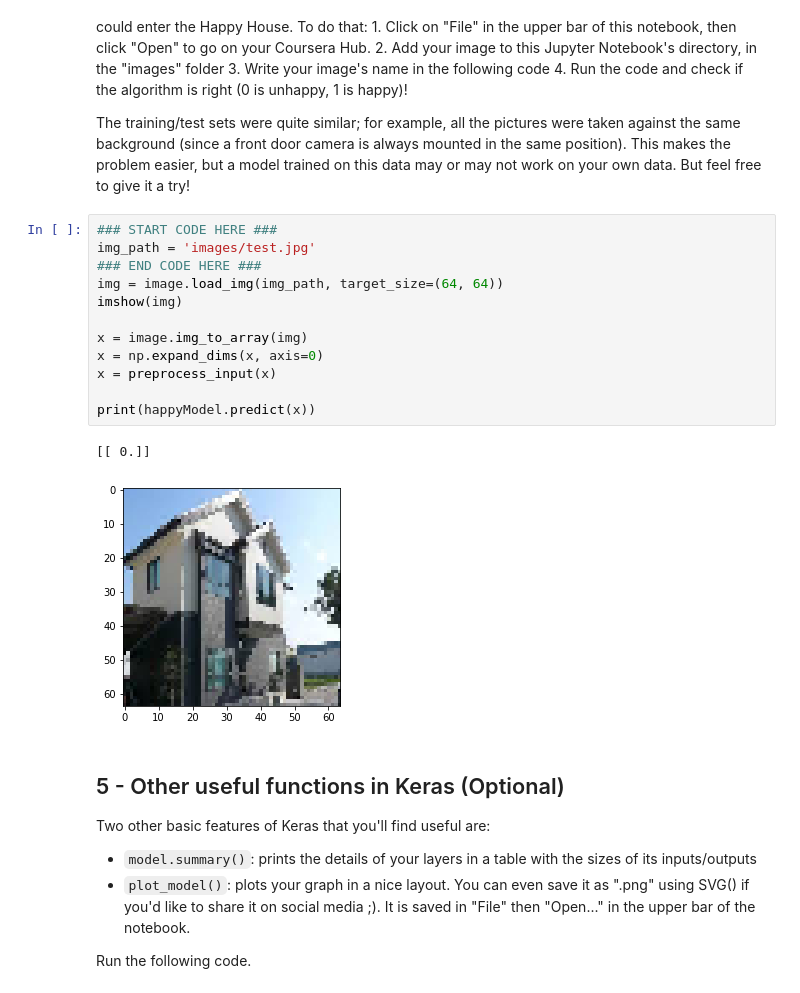
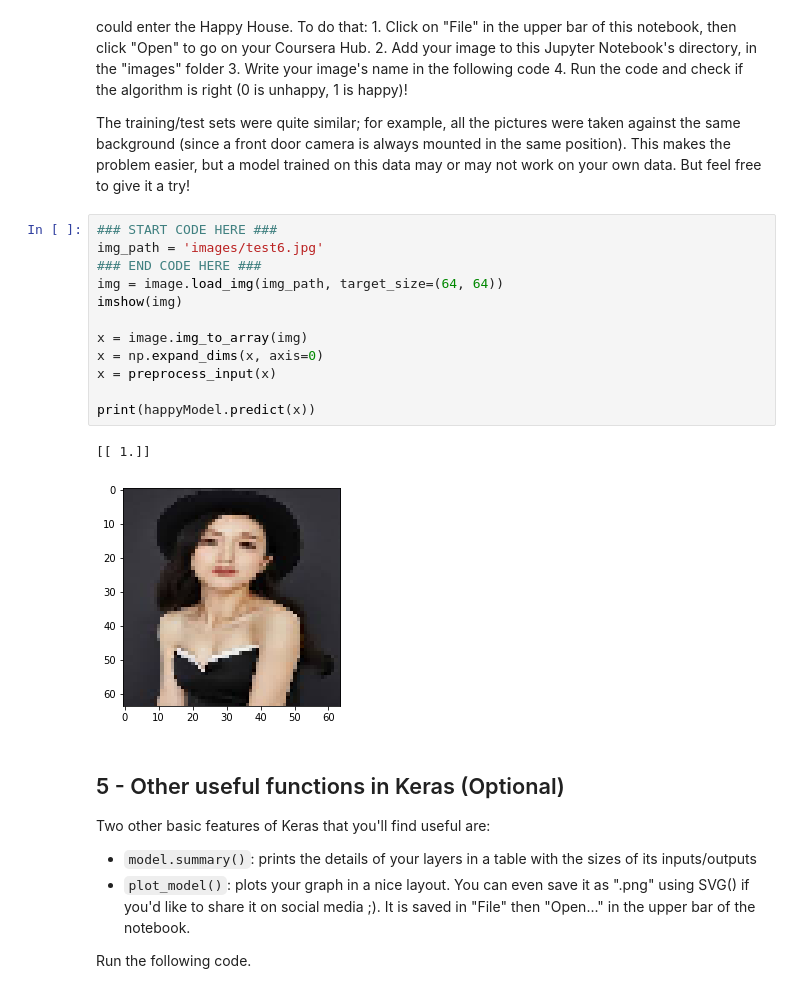
Before and after one commit to zhhu1996/Coursera-Deep-Learning-Specialization, a Jupyter notebook: C4 Convolutional Neural Networks/Ch2 Deep convolutional models case studies/Keras Tutorial Happy House.ipynb, the cells around one changed output. Drawn from its saved outputs; the diff is of its cells as text.

```diff
--- a/C4 Convolutional Neural Networks/Ch2 Deep convolutional models case studies/Keras Tutorial Happy House.ipynb
+++ b/C4 Convolutional Neural Networks/Ch2 Deep convolutional models case studies/Keras Tutorial Happy House.ipynb
@@ -287,19 +287,19 @@ Congratulations on finishing this assignment. You can now take a picture of your
 The training/test sets were quite similar; for example, all the pictures were taken against the same background (since a front door camera is always mounted in the same position). This makes the problem easier, but a model trained on this data may or may not work on your own data. But feel free to give it a try!
 # %%
 ### START CODE HERE ###
-img_path = 'images/test.jpg'
+img_path = 'images/test6.jpg'
 ### END CODE HERE ###
 img = image.load_img(img_path, target_size=(64, 64))
 imshow(img)
 
 x = image.img_to_array(img)
 x = np.expand_dims(x, axis=0)
 x = preprocess_input(x)
 
 print(happyModel.predict(x))
 # %% [output]
-[[ 0.]]
+[[ 1.]]
-[figure, old version]
+[figure, new version]
 # %% [markdown]
 ## 5 - Other useful functions in Keras (Optional)
 
```
Also changed, not shown: parts of 3 cells of this notebook, 1 other file.
